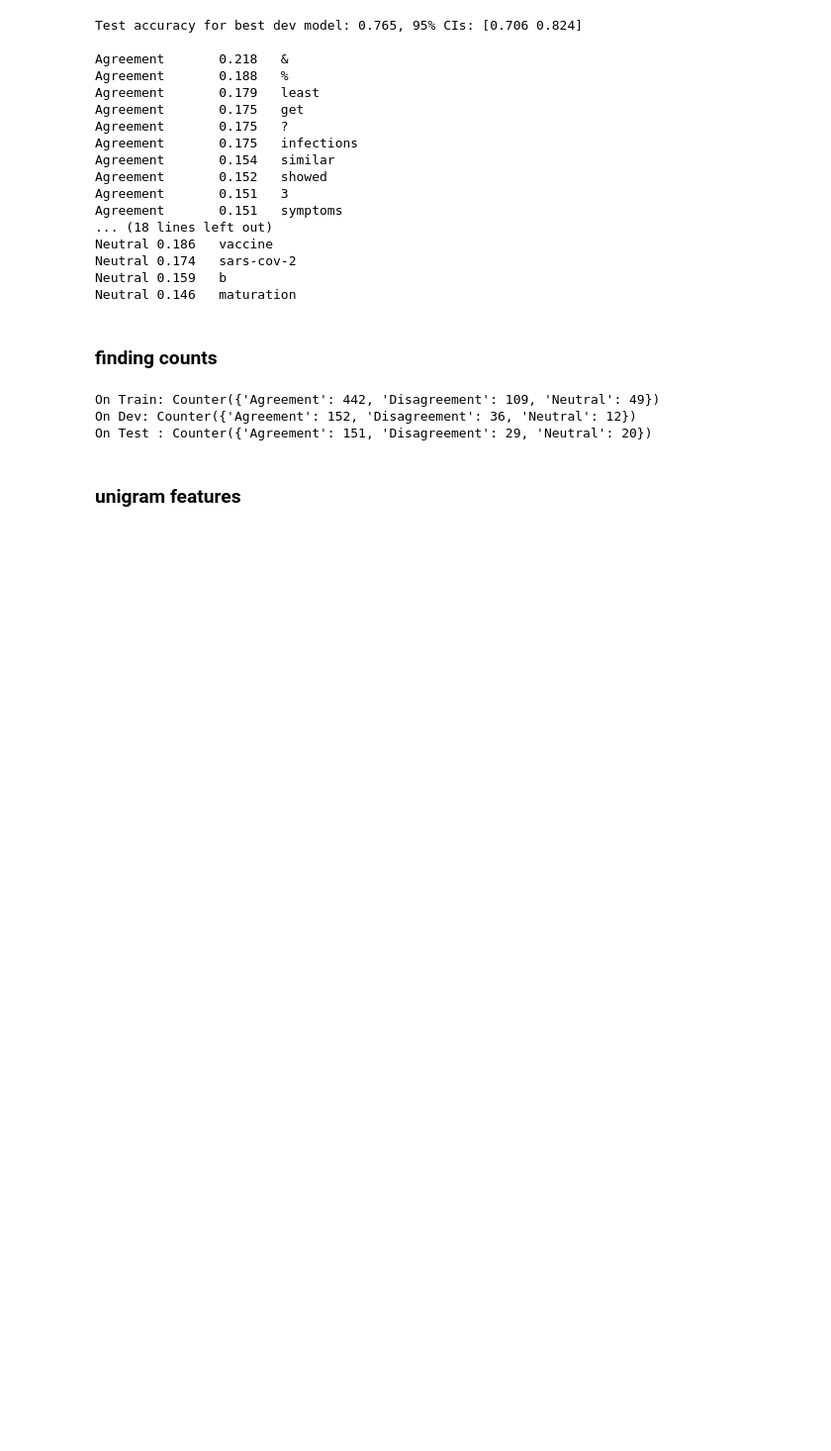
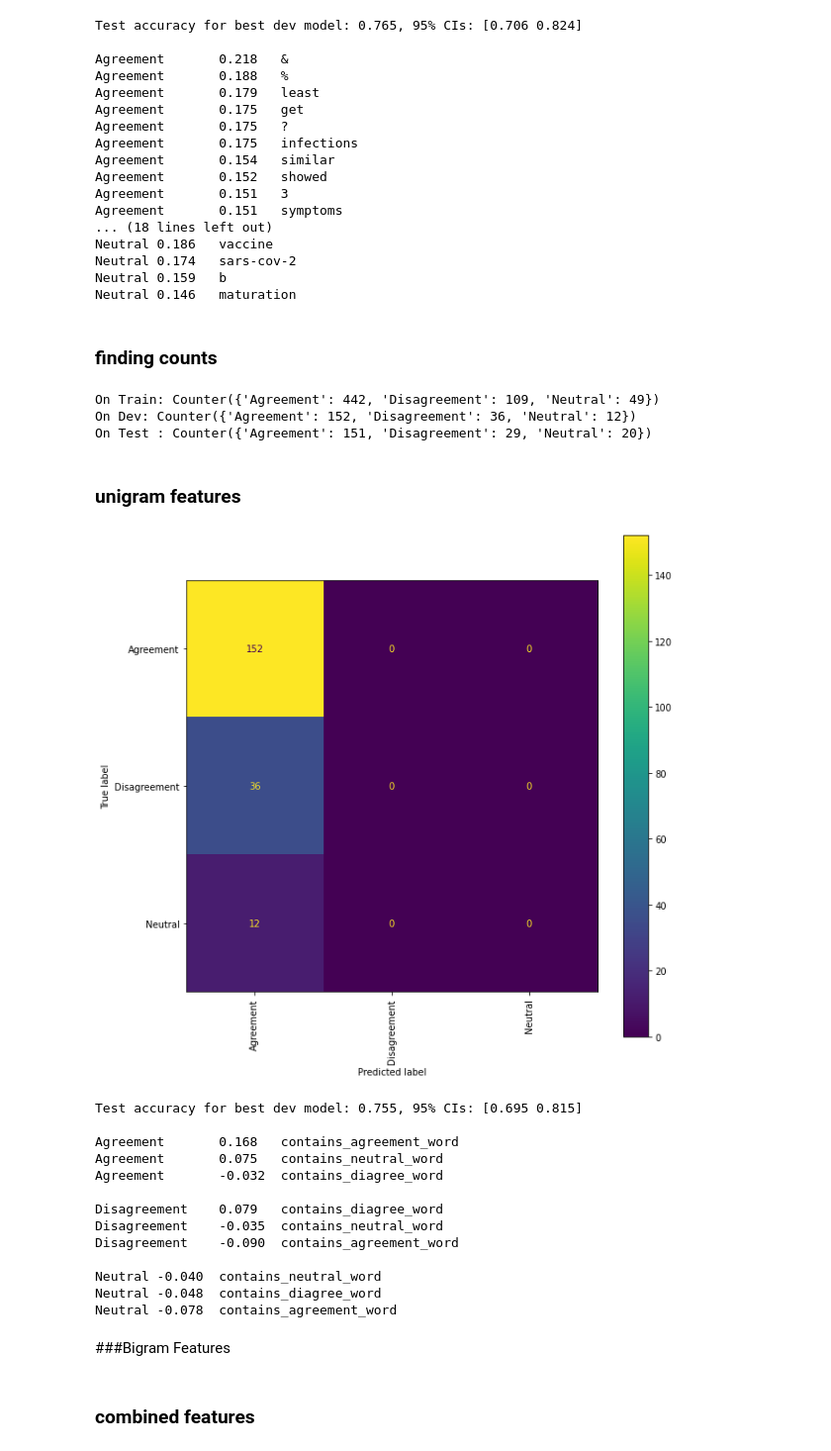
Before and after one commit to mangalm96/agreement_reddit_ap, a Jupyter notebook: LogReg.ipynb, the cells around one changed output. Shown at 99% size. Cells and saved outputs as stored; diff of their text form; code cells hidden in the pictures; blank space fills up the shorter version.

Commit message:
added unigram + combined

```diff
--- a/LogReg.ipynb
+++ b/LogReg.ipynb
@@ -299,6 +320,8 @@ Neutral 0.146   maturation
 # importing Counter module
 from collections import Counter
 # %%
+trainX, trainY=load_data(trainingFile)
+
 devX, devY=load_data(devFile)
 testX, testY=load_data(testFile)
 print("On Train:",Counter(trainY))
@@ -310,6 +333,10 @@ On Dev: Counter({'Agreement': 152, 'Disagreement': 36, 'Neutral': 12})
 On Test : Counter({'Agreement': 151, 'Disagreement': 29, 'Neutral': 20})
 # %% [markdown]
 ### unigram features
+# %%
+agreement_words = ['yes','yeah','absolutely']
+diagree_words = ["no","only","garbage","wrong"]
+neutral_words = ['should','probably']
 # %%
 def unigram_featurize(text):
     feats = {}
@@ -317,13 +344,14 @@ def unigram_featurize(text):
 
     for word in words:
         word=word.lower()
-        Yes (agreement)
-Yeah (agreement)
-Absolutely (agreement)
-        if word == "yes" or word == "yeah" or word == "yeah" or word=="absolutely":
-            feats["contains_positive_word"] = 1
-        if word == "hate" or word == "dislike":
-            feats["contains_negative_word"] = 1
+
+        if word in agreement_words:
+            feats["contains_agreement_word"] = 1
+        if word in diagree_words:
+            feats["contains_diagree_word"] = 1
+        if word in neutral_words:
+            feats["contains_neutral_word"] = 1
+
 
     return feats
 # %%
@@ -340,7 +368,31 @@ def run_feature1(trainingFile, devFile, testFile):
     simple_classifier.train()
     accuracy=simple_classifier.test()
 
+    print_confusion(simple_classifier)
+
+
     lower, upper=confidence_intervals(accuracy, len(devY), .95)
     print("Test accuracy for best dev model: %.3f, 95%% CIs: [%.3f %.3f]\n" % (accuracy, lower, upper))
 
     simple_classifier.printWeights()
+# %%
+run_feature1(trainingFile, devFile, testFile)
+# %% [output]
+[figure, added]
+Test accuracy for best dev model: 0.755, 95% CIs: [0.695 0.815]
+
+Agreement       0.168   contains_agreement_word
+Agreement       0.075   contains_neutral_word
+Agreement       -0.032  contains_diagree_word
+
+Disagreement    0.079   contains_diagree_word
+Disagreement    -0.035  contains_neutral_word
+Disagreement    -0.090  contains_agreement_word
+
+Neutral -0.040  contains_neutral_word
+Neutral -0.048  contains_diagree_word
+Neutral -0.078  contains_agreement_word
+# %% [markdown]
+###Bigram Features
+# %% [markdown]
+### combined features
```
Also changed, not shown: parts of 6 cells of this notebook.
